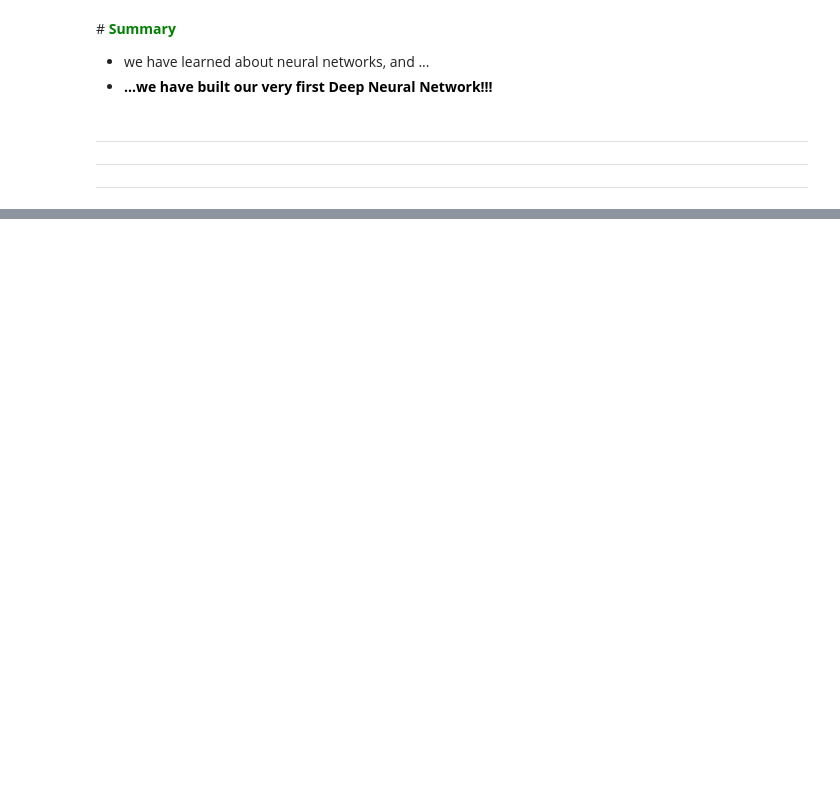
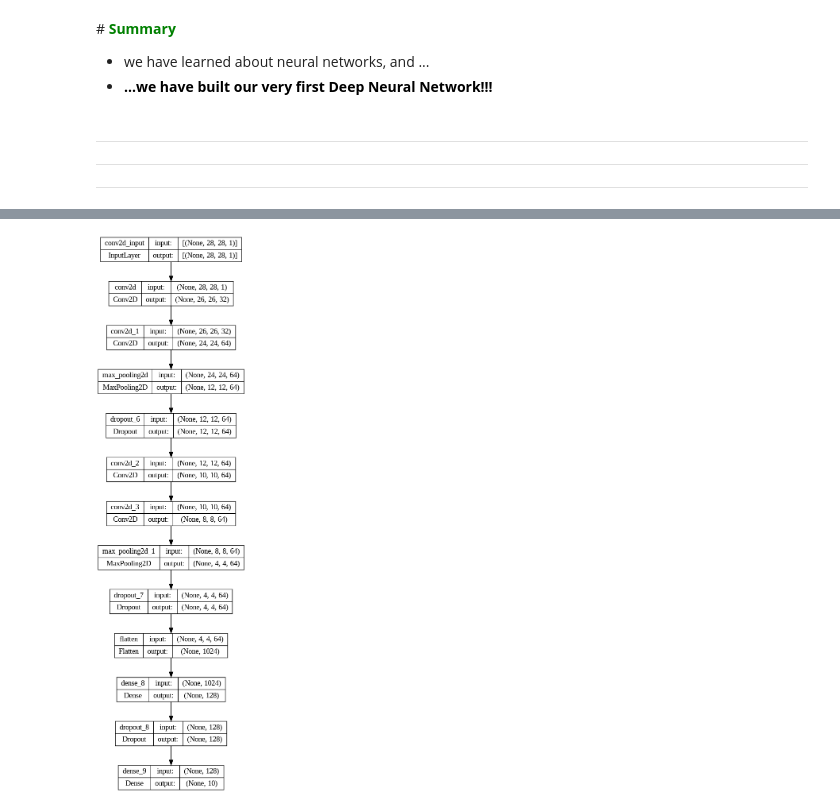
Before and after one commit to marcinwolter/MachineLearning-KISD-2024, a Jupyter notebook: lecture4.ipynb, the cells around one changed output, grey strips where cells are left out. Cells and saved outputs as stored; diff of their text form; code cells hidden in the pictures; blank space fills up the shorter version.

```diff
--- a/lecture4.ipynb
+++ b/lecture4.ipynb
@@ -727,0 +943,6 @@ Requirement already satisfied: graphviz in /usr/local/lib/python3.10/dist-packag
+# %%
+# This is new as well
+
+x_train = x_train.reshape(x_train.shape[0], img_rows, img_cols, 1)
+x_test = x_test.reshape(x_test.shape[0], img_rows, img_cols, 1)
+input_shape = (img_rows, img_cols, 1)
@@ -727,0 +952,32 @@ Requirement already satisfied: graphviz in /usr/local/lib/python3.10/dist-packag
+# %%
+# Our old fully connected (dense) network
+#model = Sequential()
+#model.add(Dense(512, activation='relu', input_shape=(784,)))
+#model.add(Dropout(0.2))
+#model.add(Dense(512, activation='relu'))
+#model.add(Dropout(0.2))
+#model.add(Dense(512, activation='relu'))
+#model.add(Dropout(0.2))
+#model.add(Dense(num_classes, activation='softmax'))
+
+model = Sequential()
+model.add(Conv2D(32, kernel_size=(3, 3),
+                 activation='relu',
+                 input_shape=input_shape))
+model.add(Conv2D(64, (3, 3), activation='relu'))
+model.add(MaxPooling2D(pool_size=(2, 2)))
+model.add(Dropout(0.25))
+model.add(Conv2D(64, kernel_size=(3, 3),
+                 activation='relu',
+                 input_shape=input_shape))
+model.add(Conv2D(64, (3, 3), activation='relu'))
+model.add(MaxPooling2D(pool_size=(2, 2)))
+model.add(Dropout(0.25))
+model.add(Flatten())
+model.add(Dense(128, activation='relu'))
+model.add(Dropout(0.5))
+model.add(Dense(num_classes, activation='softmax'))
+
+
+
+model.summary()
@@ -727,0 +1002,5 @@ Requirement already satisfied: graphviz in /usr/local/lib/python3.10/dist-packag
+# %%
+plot_model(model, to_file='model_plot.png', show_shapes=True, show_layer_names=True)
+Image('model_plot.png')
+# %% [output]
+[figure, added]
```
Also changed, not shown: parts of 53 cells of this notebook.
